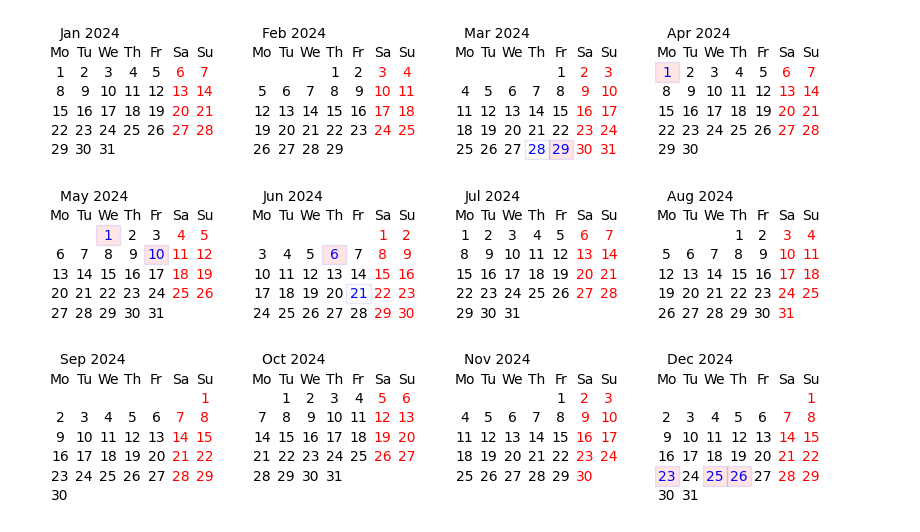
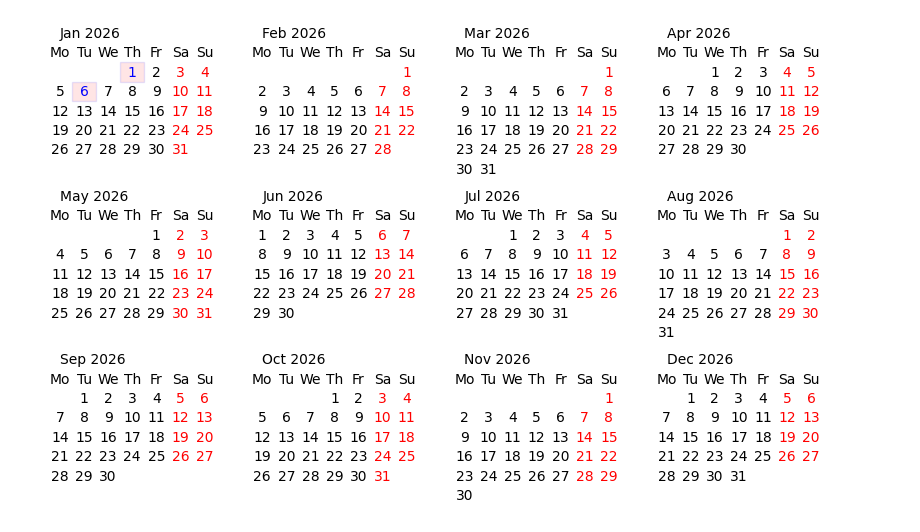
Before and after one commit to MFarooqRajput/calendar, a Jupyter notebook: planner/calendar.ipynb, the cells around one changed output. Saved outputs shown, nothing was run; the diff lists cells and outputs as text; code cells hidden in the pictures.

```diff
--- a/planner/calendar.ipynb
+++ b/planner/calendar.ipynb
@@ -150,15 +150,15 @@ anual_calender(year, True, full_day_list, half_day_list)
 # %%
-full_day_list = [(3, 29), (4, 1), (5, 1), (5, 10), (6, 6), (12, 23), (12, 25), (12, 26)]
-half_day_list = [(3, 28), (6, 21)]
+full_day_list = [(1, 1), (1, 6)]
+half_day_list = []
 
 # holiday
 holiday_list = full_day_list + half_day_list
 
-year = 2024
+year = 2026
 
 anual_calender(year, True, full_day_list, half_day_list)
 # %% [output]
-[figure, old version]
+[figure, new version]
 # %%
 #year=2022
 #month=10
```
Also changed, not shown: parts of 1 cell of this notebook, 1 other file.
